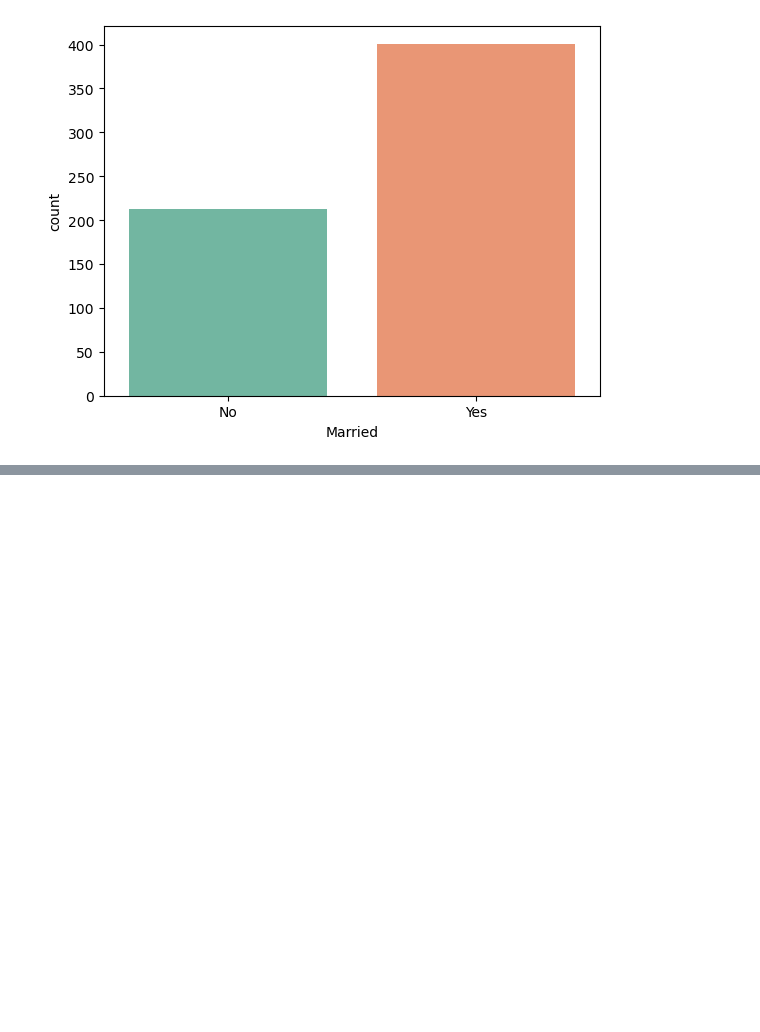
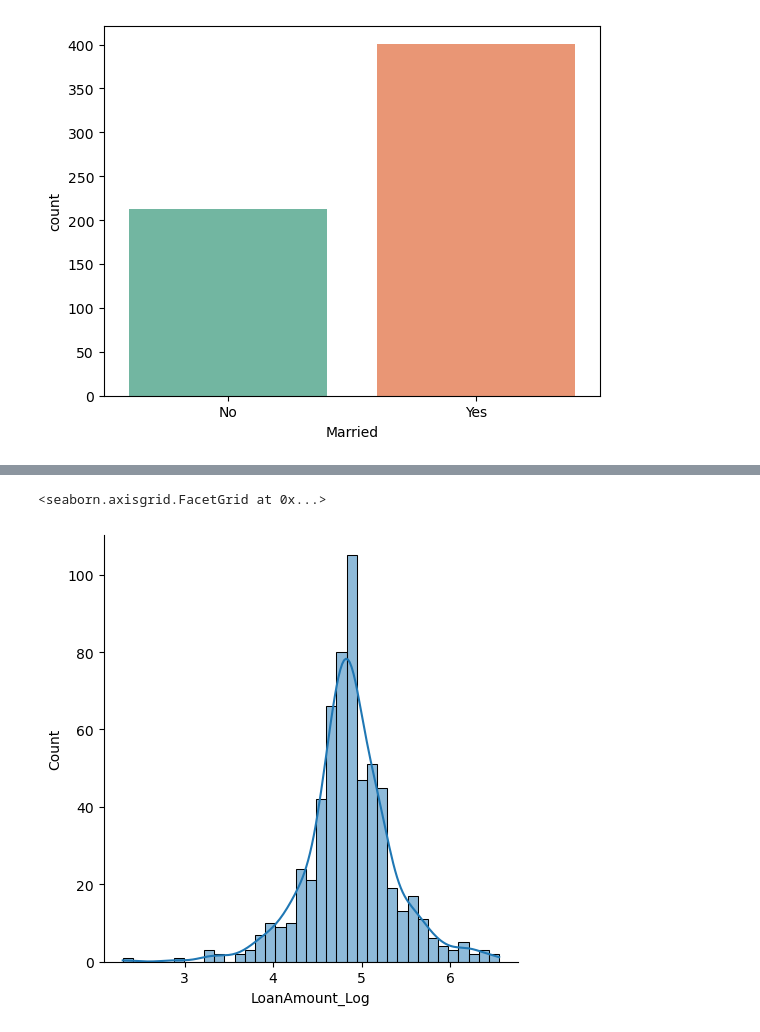
Before and after one commit to adithyan-sys/Loan-approval-prediction-analysis, a Jupyter notebook: notebook/models.ipynb, the cells around one changed output, grey strips where cells are left out. Saved outputs shown, nothing was run; the diff lists cells and outputs as text; code cells hidden in the pictures; blank space fills up the shorter version.

```diff
--- a/notebook/models.ipynb
+++ b/notebook/models.ipynb
@@ -193,0 +228,6 @@ ValueError: could not convert string to float: 'LP001002'
+# %%
+main_df['LoanAmount_Log'] = np.log(main_df['LoanAmount'] + 1)
+sns.displot(main_df['LoanAmount_Log'],kde=True)
+# %% [output]
+<seaborn.axisgrid.FacetGrid at 0x...>
+[figure, added]
```
Also changed, not shown: parts of 7 cells of this notebook.
